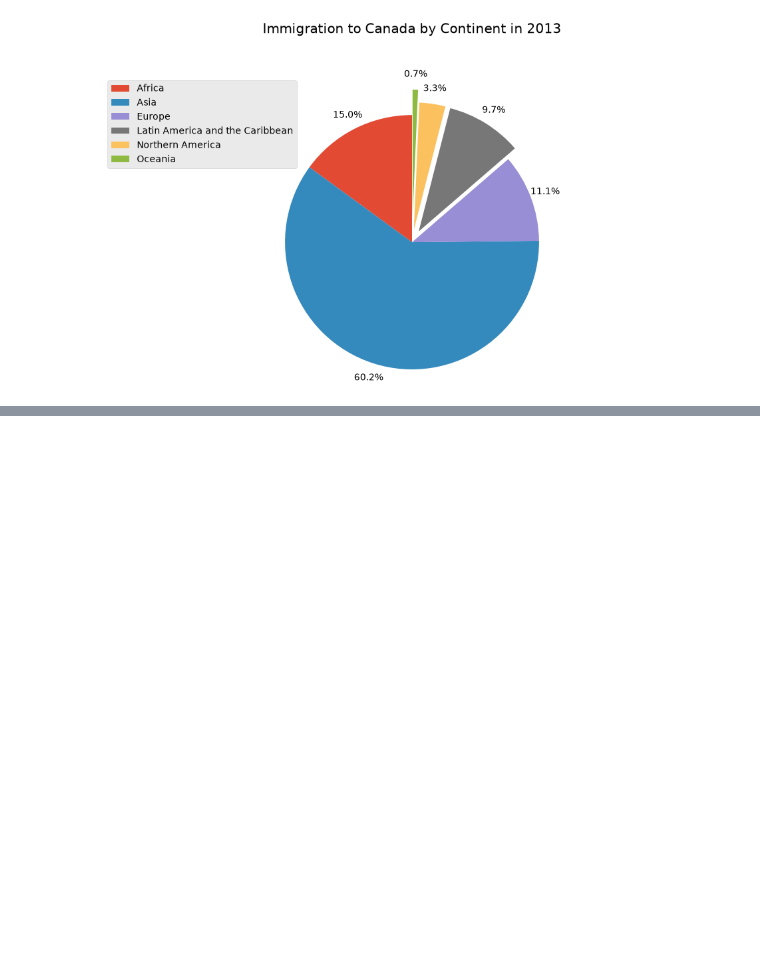
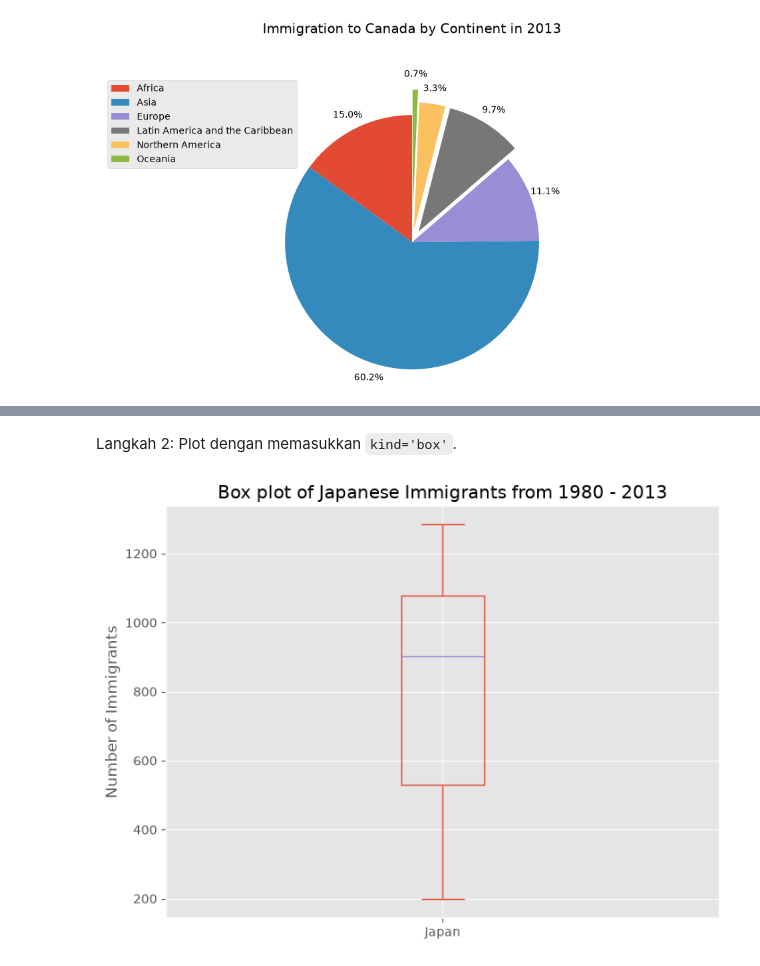
Before and after one commit to jagadhita28/ibm-data-visualization-python, a Jupyter notebook: module-2-basic-specialized-tools/notebooks/03_specialized_visualization_tools.ipynb, the cells around one changed output, grey strips where cells are left out. Cells and saved outputs as stored; diff of their text form; code cells hidden in the pictures; blank space fills up the shorter version.

Commit message:
Add module 2: create box plots and define subplots

```diff
--- a/module-2-basic-specialized-tools/notebooks/03_specialized_visualization_tools.ipynb
+++ b/module-2-basic-specialized-tools/notebooks/03_specialized_visualization_tools.ipynb
@@ -235,0 +255,3 @@ plt.show()
+# %%
+df_japan = df_canada.loc[["Japan"], years].transpose()
+df_japan.head()
@@ -235,0 +265,12 @@ plt.show()
+# %% [markdown]
+Langkah 2: Plot dengan memasukkan `kind='box'`.
+# %%
+df_japan.plot(kind="box", figsize=(8, 6))
+
+plt.title("Box plot of Japanese Immigrants from 1980 - 2013")
+plt.ylabel("Number of Immigrants")
+
+plt.savefig("../outputs/box_plot_japan_immigrants.png", dpi=200, bbox_inches="tight")
+plt.show()
+# %% [output]
+[figure, added]
```
Also changed, not shown: parts of 38 cells of this notebook, 5 other files.
